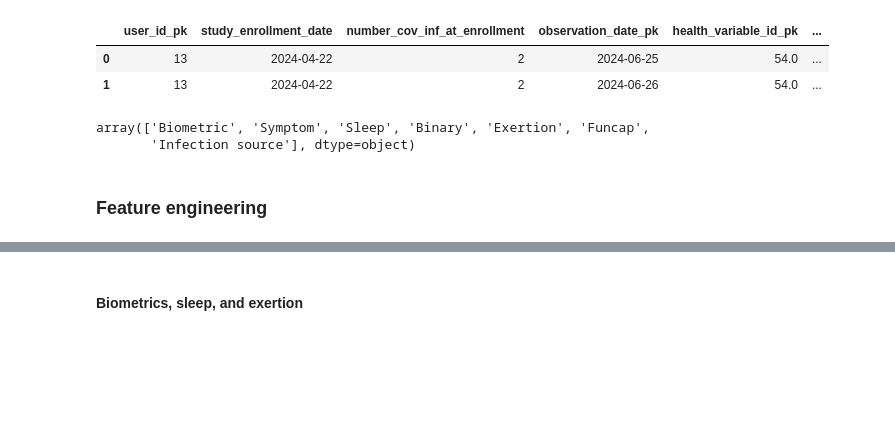
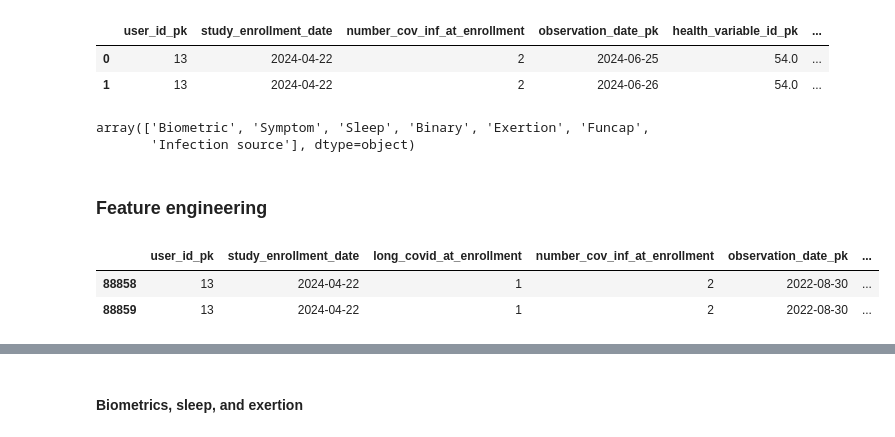
Before and after one commit to rmr284/Reinfections_Visible, a Jupyter notebook: data_preprocessing_noninf.ipynb, the cells around one changed output, grey strips where cells are left out. Saved outputs shown, nothing was run; the diff lists cells and outputs as text; code cells hidden in the pictures; blank space fills up the shorter version.

```diff
--- a/data_preprocessing_noninf.ipynb
+++ b/data_preprocessing_noninf.ipynb
@@ -1023,3 +1023,11 @@ def prepare_metrics_noninf(df, target_types, experience_flag=False, metric_type=
     pivot = pivot.reset_index()
 
     return pivot
+# %%
+combined_df_participants = combined_df[combined_df['user_id_pk'].isin(model_df_no_dupes['user_id_pk'])]
+len(combined_df_participants)
+combined_df_participants.head(2)
+# %% [output]
+|  | user_id_pk | study_enrollment_date | long_covid_at_enrollment | number_cov_inf_at_enrollment | observation_date_pk | ... |
+| 88858 | 13 | 2024-04-22 | 1 | 2 | 2022-08-30 | ... |
+| 88859 | 13 | 2024-04-22 | 1 | 2 | 2022-08-30 | ... |
```
Also changed, not shown: parts of 23 cells of this notebook.
